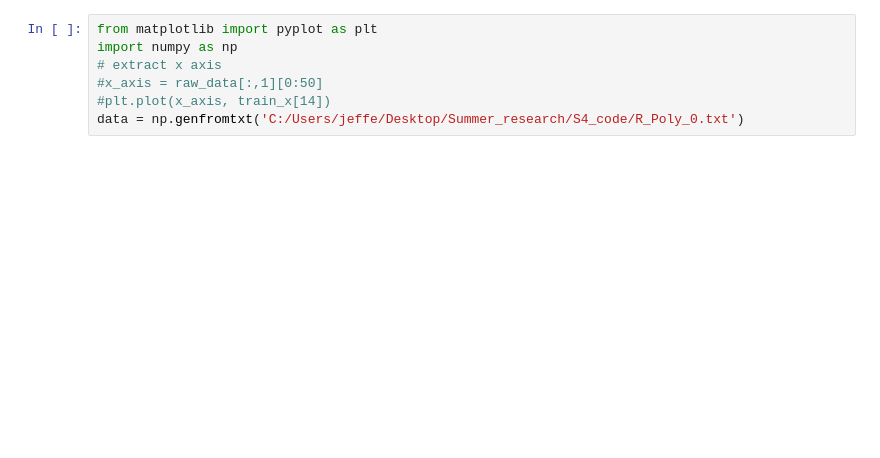
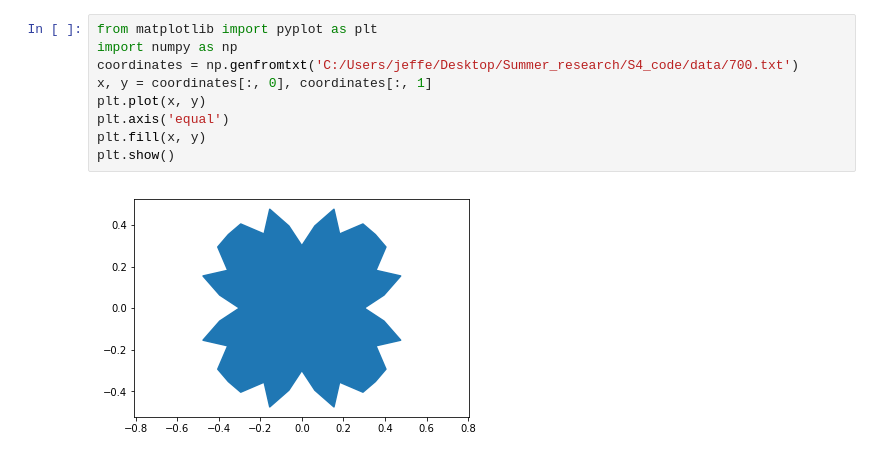
Before and after one commit to rifaasyari/Summer_research, a Jupyter notebook: Visualize transmission spectrum.ipynb, the cells around one changed output. Drawn from its saved outputs; the diff is of its cells as text; blank space fills up the shorter version.

```diff
--- a/Visualize transmission spectrum.ipynb
+++ b/Visualize transmission spectrum.ipynb
@@ -1,8 +1,12 @@
 # %%
 from matplotlib import pyplot as plt
 import numpy as np
-# extract x axis
-#x_axis = raw_data[:,1][0:50]
-#plt.plot(x_axis, train_x[14])
-data = np.genfromtxt('C:/Users/jeffe/Desktop/Summer_research/S4_code/R_Poly_0.txt')
+coordinates = np.genfromtxt('C:/Users/jeffe/Desktop/Summer_research/S4_code/data/700.txt')
+x, y = coordinates[:, 0], coordinates[:, 1]
+plt.plot(x, y)
+plt.axis('equal')
+plt.fill(x, y)
+plt.show()
+# %% [output]
+[figure, added]
 # %%
```
Also changed, not shown: parts of 1 cell of this notebook, 5 other files.
